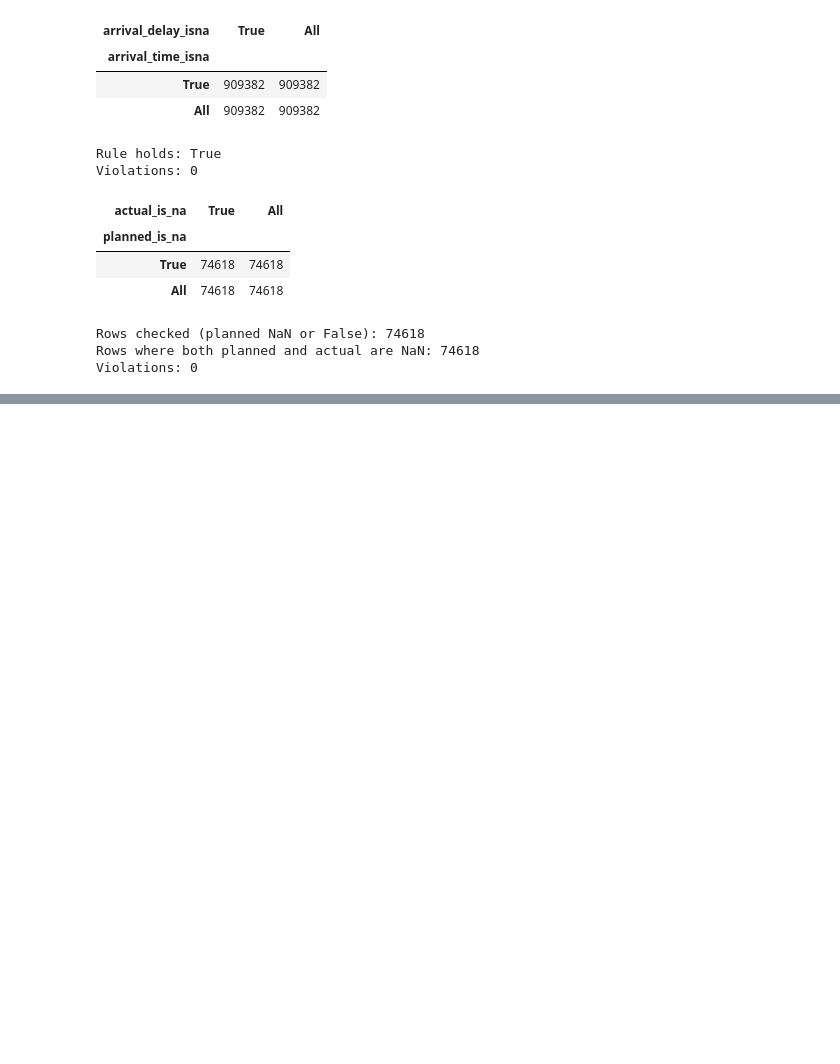
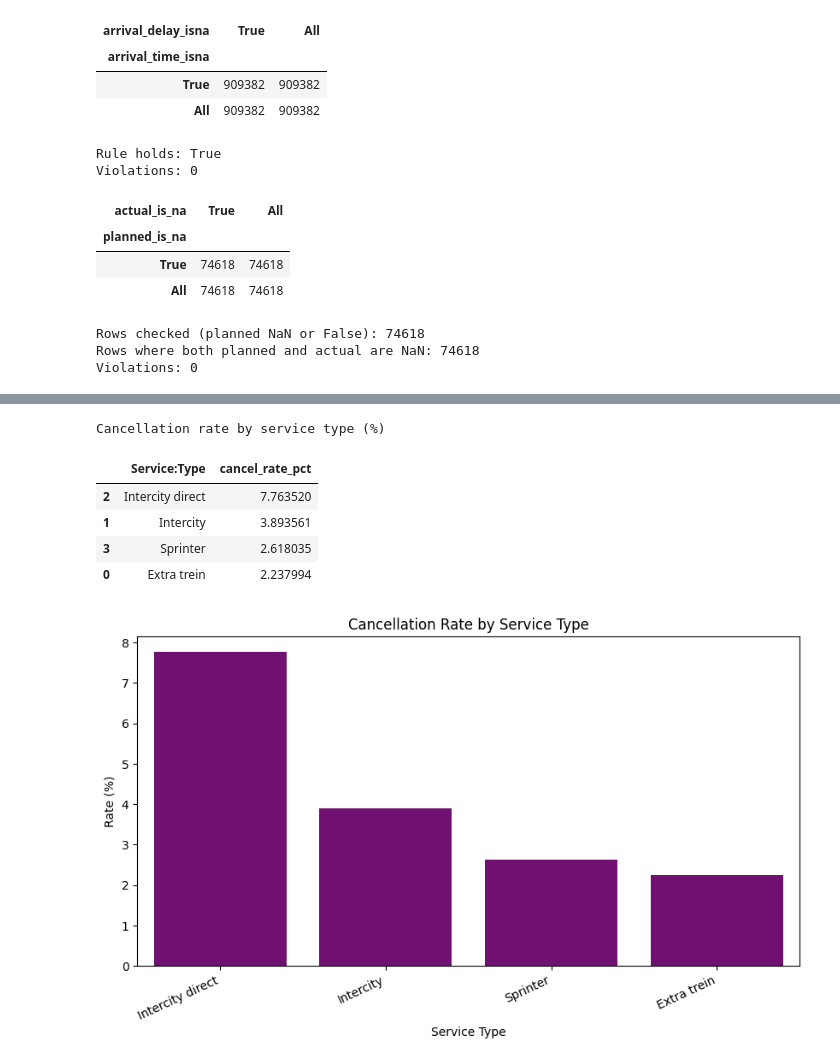
Before and after one commit to ywang0202/master_thesis, a Jupyter notebook: eda_disruptions_weather_final.ipynb, the cells around one changed output, grey strips where cells are left out. Cells and saved outputs as stored; diff of their text form; code cells hidden in the pictures; blank space fills up the shorter version.

```diff
--- a/eda_disruptions_weather_final.ipynb
+++ b/eda_disruptions_weather_final.ipynb
@@ -1180,0 +1305,28 @@ cancelled_columns.groupby([
+# %%
+# Cancellation rate by service type
+rate_type = (
+df_time.groupby("Service:Type")["is_cancelled"]
+.mean()
+.mul(100)
+.reset_index(name="cancel_rate_pct")
+.sort_values("cancel_rate_pct", ascending=False)
+)
+
+print("Cancellation rate by service type (%)")
+display(rate_type)
+
+plt.figure(figsize=(10, 5))
+sns.barplot(data=rate_type, x="Service:Type", y="cancel_rate_pct", color="purple")
+plt.title("Cancellation Rate by Service Type")
+plt.ylabel("Rate (%)")
+plt.xlabel("Service Type")
+plt.xticks(rotation=25, ha="right")
+plt.show()
+# %% [output]
+Cancellation rate by service type (%)
+|  | Service:Type | cancel_rate_pct |
+| 2 | Intercity direct | 7.763520 |
+| 1 | Intercity | 3.893561 |
+| 3 | Sprinter | 2.618035 |
+| 0 | Extra trein | 2.237994 |
+[figure, added]
```
Also changed, not shown: parts of 7 cells of this notebook.
